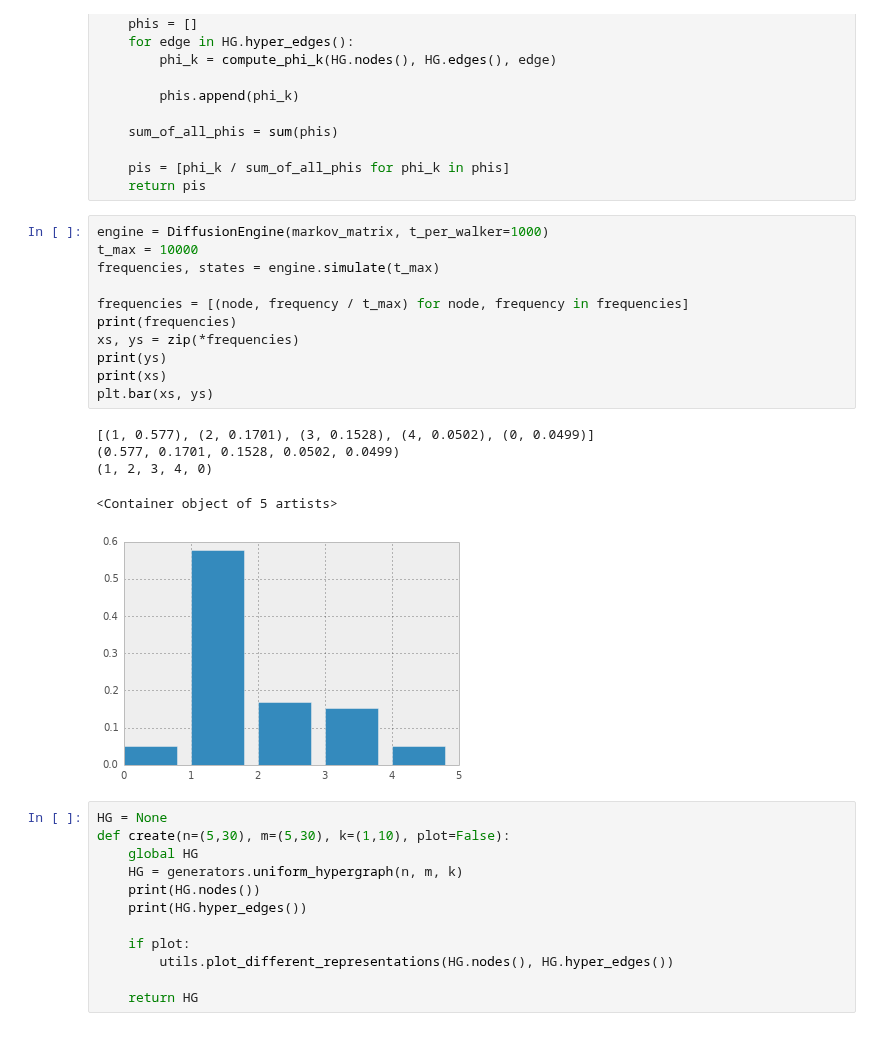
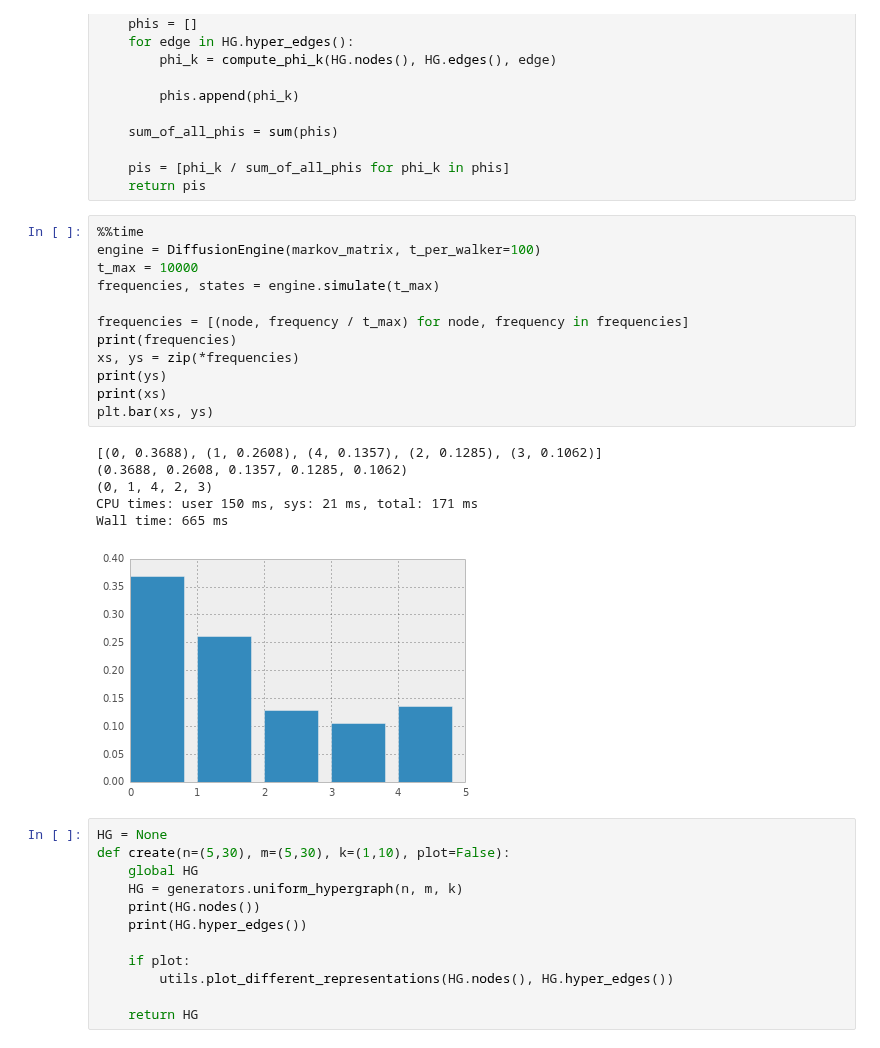
Before and after one commit to ilonajulczuk/hypergraph, a Jupyter notebook: notebooks/Modelling diffusion on hypergraph.ipynb, the cells around one changed output. Cells and saved outputs as stored; diff of their text form.

Commit message:
HY-2 three time speed up in simulation

```diff
--- a/notebooks/Modelling diffusion on hypergraph.ipynb
+++ b/notebooks/Modelling diffusion on hypergraph.ipynb
@@ -208,22 +209,24 @@ def hypergraph_analytical_edges(HG):
     pis = [phi_k / sum_of_all_phis for phi_k in phis]
     return pis
 # %%
-engine = DiffusionEngine(markov_matrix, t_per_walker=1000)
+%%time
+engine = DiffusionEngine(markov_matrix, t_per_walker=100)
 t_max = 10000
 frequencies, states = engine.simulate(t_max)
 
 frequencies = [(node, frequency / t_max) for node, frequency in frequencies]
 print(frequencies)
 xs, ys = zip(*frequencies)
 print(ys)
 print(xs)
 plt.bar(xs, ys)
 # %% [output]
-[(1, 0.577), (2, 0.1701), (3, 0.1528), (4, 0.0502), (0, 0.0499)]
-(0.577, 0.1701, 0.1528, 0.0502, 0.0499)
-(1, 2, 3, 4, 0)
+[(0, 0.3688), (1, 0.2608), (4, 0.1357), (2, 0.1285), (3, 0.1062)]
+(0.3688, 0.2608, 0.1357, 0.1285, 0.1062)
+(0, 1, 4, 2, 3)
+CPU times: user 150 ms, sys: 21 ms, total: 171 ms
+Wall time: 665 ms
-<Container object of 5 artists>
-[figure, old version]
+[figure, new version]
 # %%
 HG = None
 def create(n=(5,30), m=(5,30), k=(1,10), plot=False):
```
Also changed, not shown: parts of 11 cells of this notebook, 1 other file.
